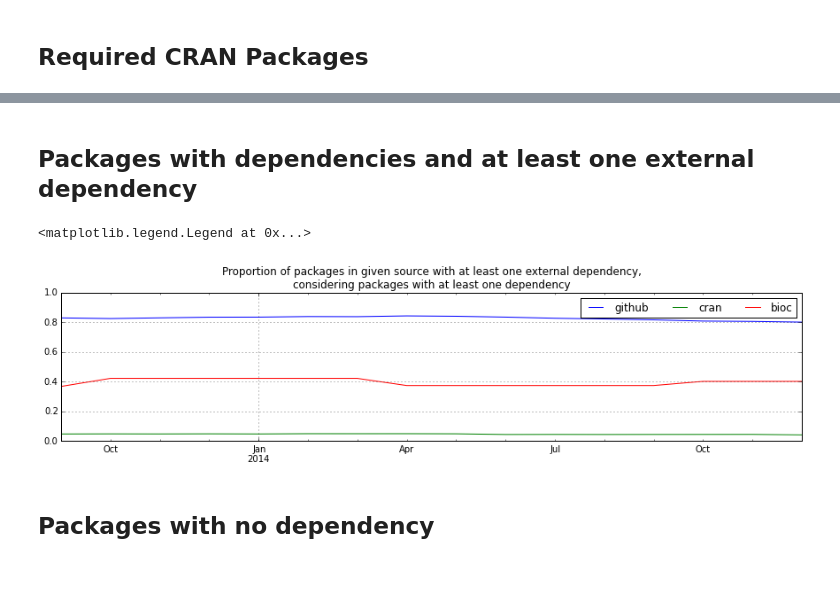
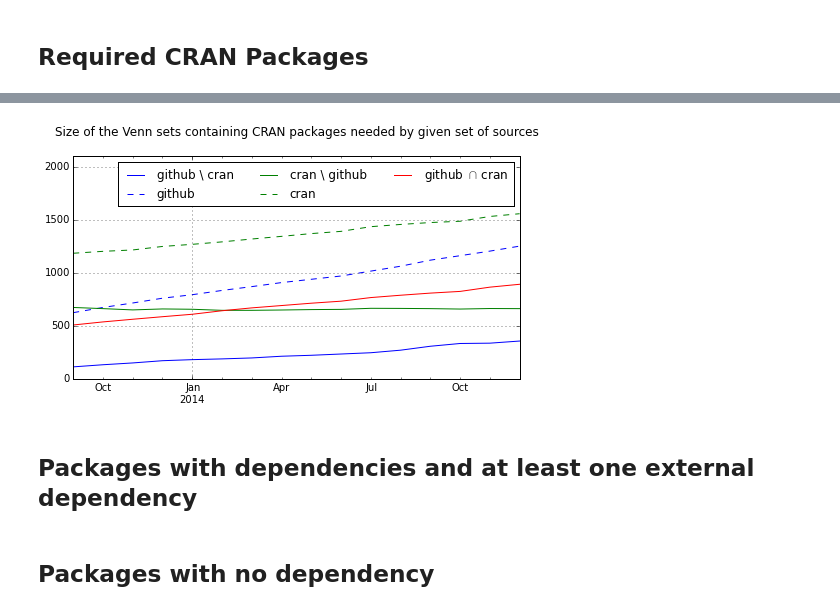
Before and after one commit to maelick/GitHub-API-Helpers, a Jupyter notebook: ICSME2015/notebooks/Dependencies - Required Packages.ipynb, the cells around one changed output, grey strips where cells are left out. Cells and saved outputs as stored; diff of their text form; code cells hidden in the pictures; blank space fills up the shorter version.

```diff
--- a/ICSME2015/notebooks/Dependencies - Required Packages.ipynb
+++ b/ICSME2015/notebooks/Dependencies - Required Packages.ipynb
@@ -85,0 +154,15 @@ ax.legend(ncol=8, loc='best')
+# %%
+df = pandas.DataFrame.from_dict(intersections, orient='index')
+df.index = pandas.to_datetime(df.index)
+df = df.sort_index()[['github', 'overall github', 'cran', 'overall cran', 'github $\cap$ cran']]
+
+ax = df.plot(title=u'Size of the Venn sets containing CRAN packages needed by given set of sources\n',
+             style=['b', 'b--', 'g', 'g--', 'r'],
+             ylim=(0,2100),
+             figsize=(8, 4))
+ax.legend(['github \ cran', 'github', 'cran \ github', 'cran', 'github $\cap$ cran'], ncol=3, loc='best')
+
+for key in df.columns:
+    df[key+'%'] = 100.0 * df[key] / df_N['cran']
+df
+# %% [output]
@@ -86,3 +186,4 @@ ax.legend(ncol=8, loc='best')
+[figure, added]
 # %%
 """
 data = OrderedDict()
@@ -158,15 +260,15 @@ for date, graph in graphs.iteritems():
 
     data[date] = OrderedDict()
     for source in sources:
-        data[date][source] = value[source]['e'] * 1.0 / value[source]['n']
+        data[date][source] = value[source]['e'] * 100.0 / value[source]['n']
 
 df = pandas.DataFrame.from_dict(data, orient='index')
 df.index = pandas.to_datetime(df.index)
 df = df.sort_index()
-ax = df.plot(title=u'Proportion of packages in given source with at least one external dependency, \nconsidering packages with at least one dependency',
-                 ylim=(0,1),
-                 figsize=(15, 3))
+ax = df[['github', 'cran']].plot(title=u'Proportion of packages in given source with at least one external dependency, \nconsidering packages with at least one dependency\n',
+                 ylim=(0,100),
+                 figsize=(8, 4))
 ax.legend(ncol=3, loc='best')
+ax.set_yticklabels([str(int(v))+'%' for v in ax.get_yticks()])
+print
+df
-# %% [output]
-<matplotlib.legend.Legend at 0x...>
-[figure, removed]
```
Also changed, not shown: parts of 12 cells of this notebook, 2 other files.
